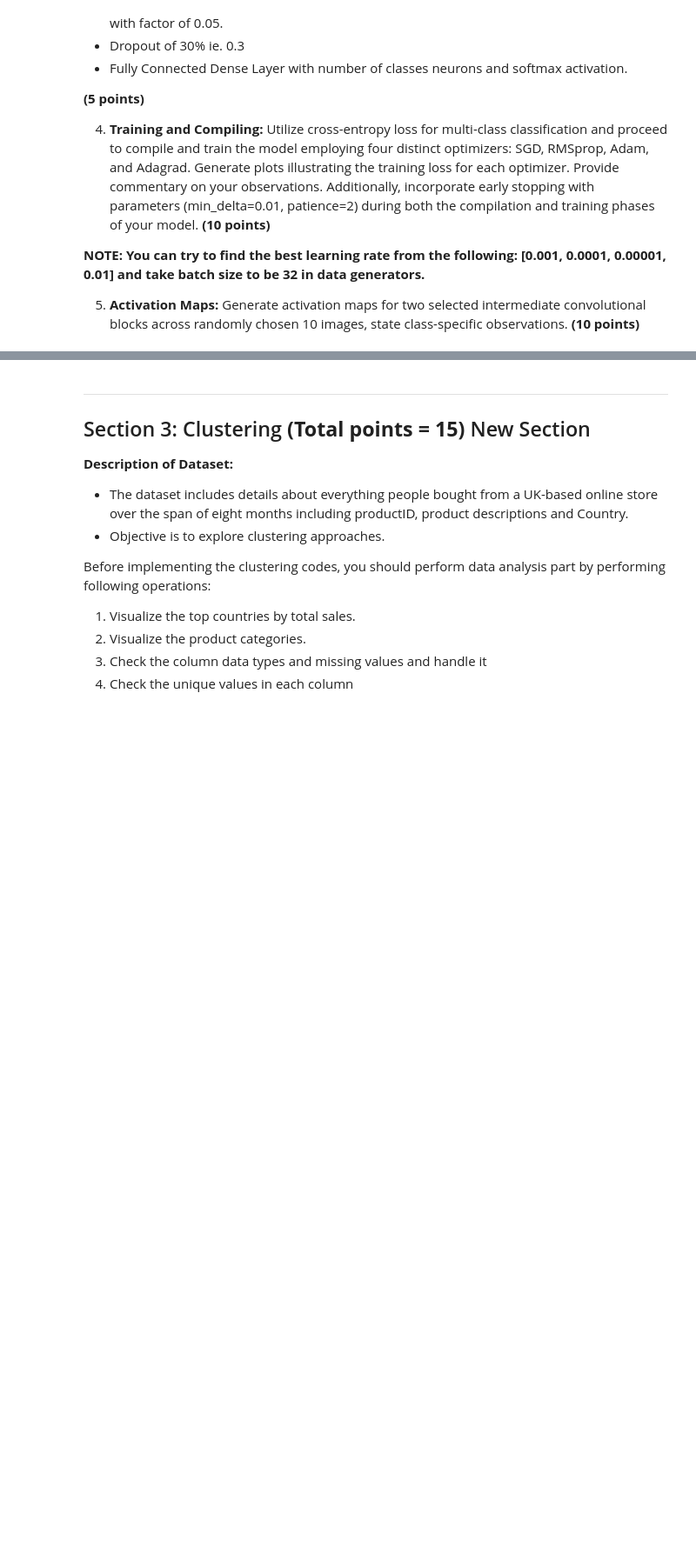
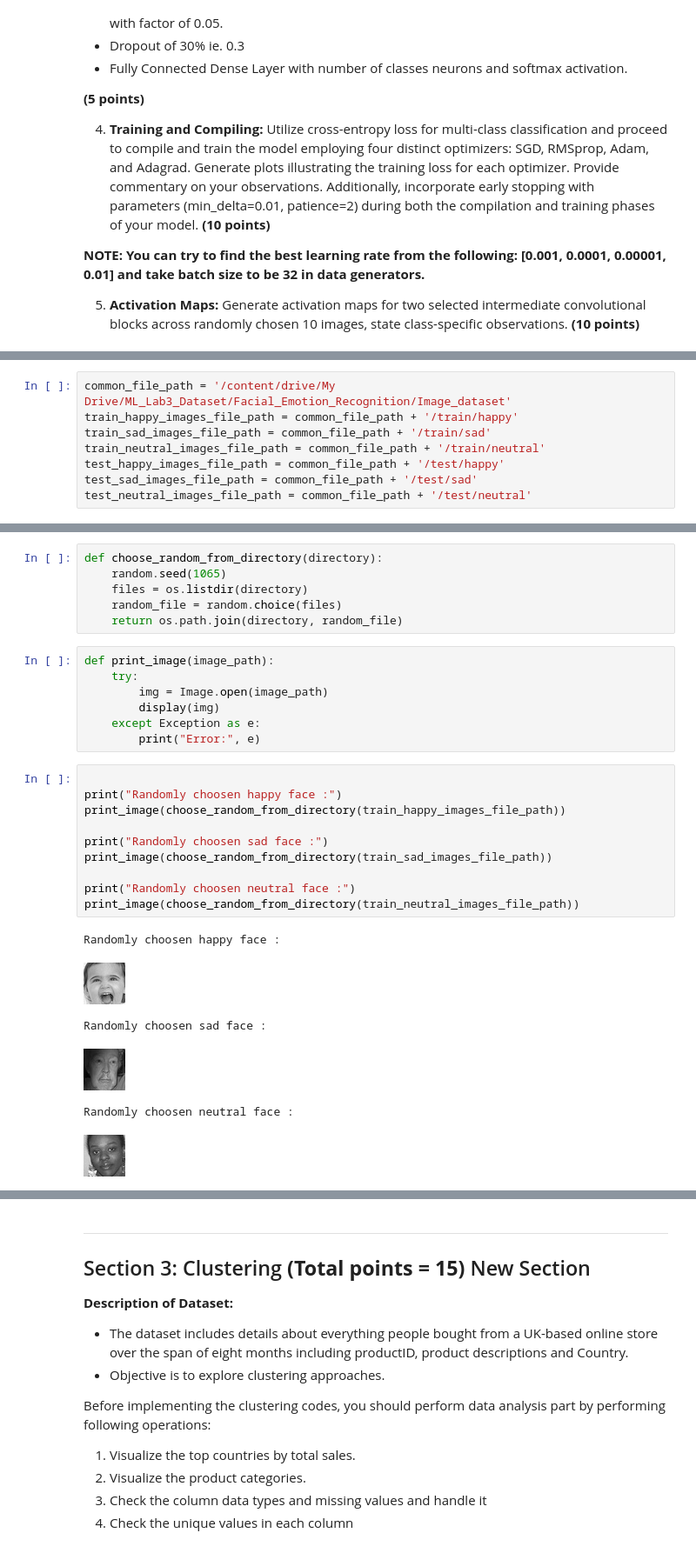
Before and after one commit to Aditya-Y-29/ML-Assignments, a Jupyter notebook: Assignment-3/2020csb1065_Aditya_Lab3.ipynb, the cells around one changed output, grey strips where cells are left out. Shown at 87% size. Saved outputs shown, nothing was run; the diff lists cells and outputs as text; blank space fills up the shorter version.

```diff
--- a/Assignment-3/2020csb1065_Aditya_Lab3.ipynb
+++ b/Assignment-3/2020csb1065_Aditya_Lab3.ipynb
@@ -480,0 +482,8 @@ Section 2:    Multi-class classification
+# %%
+common_file_path = '/content/drive/My Drive/ML_Lab3_Dataset/Facial_Emotion_Recognition/Image_dataset'
+train_happy_images_file_path = common_file_path + '/train/happy'
+train_sad_images_file_path = common_file_path + '/train/sad'
+train_neutral_images_file_path = common_file_path + '/train/neutral'
+test_happy_images_file_path = common_file_path + '/test/happy'
+test_sad_images_file_path = common_file_path + '/test/sad'
+test_neutral_images_file_path = common_file_path + '/test/neutral'
@@ -480,0 +518,30 @@ Section 2:    Multi-class classification
+# %%
+def choose_random_from_directory(directory):
+    random.seed(1065)
+    files = os.listdir(directory)
+    random_file = random.choice(files)
+    return os.path.join(directory, random_file)
+# %%
+def print_image(image_path):
+    try:
+        img = Image.open(image_path)
+        display(img)
+    except Exception as e:
+        print("Error:", e)
+# %%
+
+print("Randomly choosen happy face :")
+print_image(choose_random_from_directory(train_happy_images_file_path))
+
+print("Randomly choosen sad face :")
+print_image(choose_random_from_directory(train_sad_images_file_path))
+
+print("Randomly choosen neutral face :")
+print_image(choose_random_from_directory(train_neutral_images_file_path))
+# %% [output]
+Randomly choosen happy face :
+[figure, added]
+Randomly choosen sad face :
+[figure, added]
+Randomly choosen neutral face :
+[figure, added]
```
Also changed, not shown: parts of 22 cells of this notebook.
